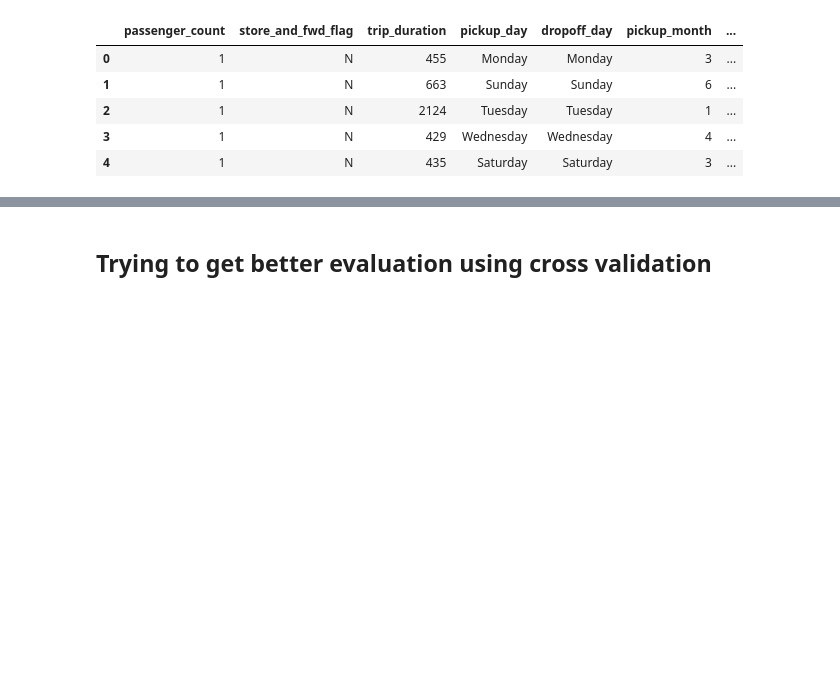
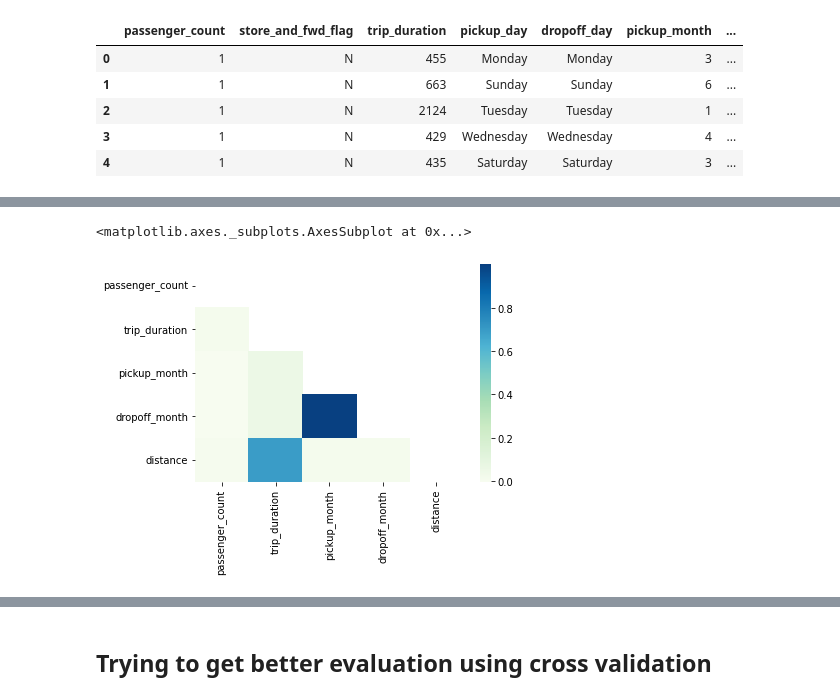
Before and after one commit to Rajashekar-Anumalla/NYC-Taxi-trip-duration-prediction, a Jupyter notebook: NYC_Taxi_Trip_Time_Prediction_Capstone_Project.ipynb, the cells around one changed output, grey strips where cells are left out. Cells and saved outputs as stored; diff of their text form; code cells hidden in the pictures; blank space fills up the shorter version.

```diff
--- a/NYC_Taxi_Trip_Time_Prediction_Capstone_Project.ipynb
+++ b/NYC_Taxi_Trip_Time_Prediction_Capstone_Project.ipynb
@@ -396,4 +396,12 @@ passenger_count    0.014865
 Name: trip_duration, dtype: float64
+# %%
+mask = np.triu(np.ones_like(corr_matrix))
+
+# f, ax = plt.subplots(figsize = (11, 9))
+sns.heatmap(corr_matrix, mask = mask, cmap = "GnBu")
+# %% [output]
+<matplotlib.axes._subplots.AxesSubplot at 0x...>
+[figure, added]
 # %%
 ## spliting responsive and predictive features
 
```
Also changed, not shown: parts of 14 cells of this notebook.
